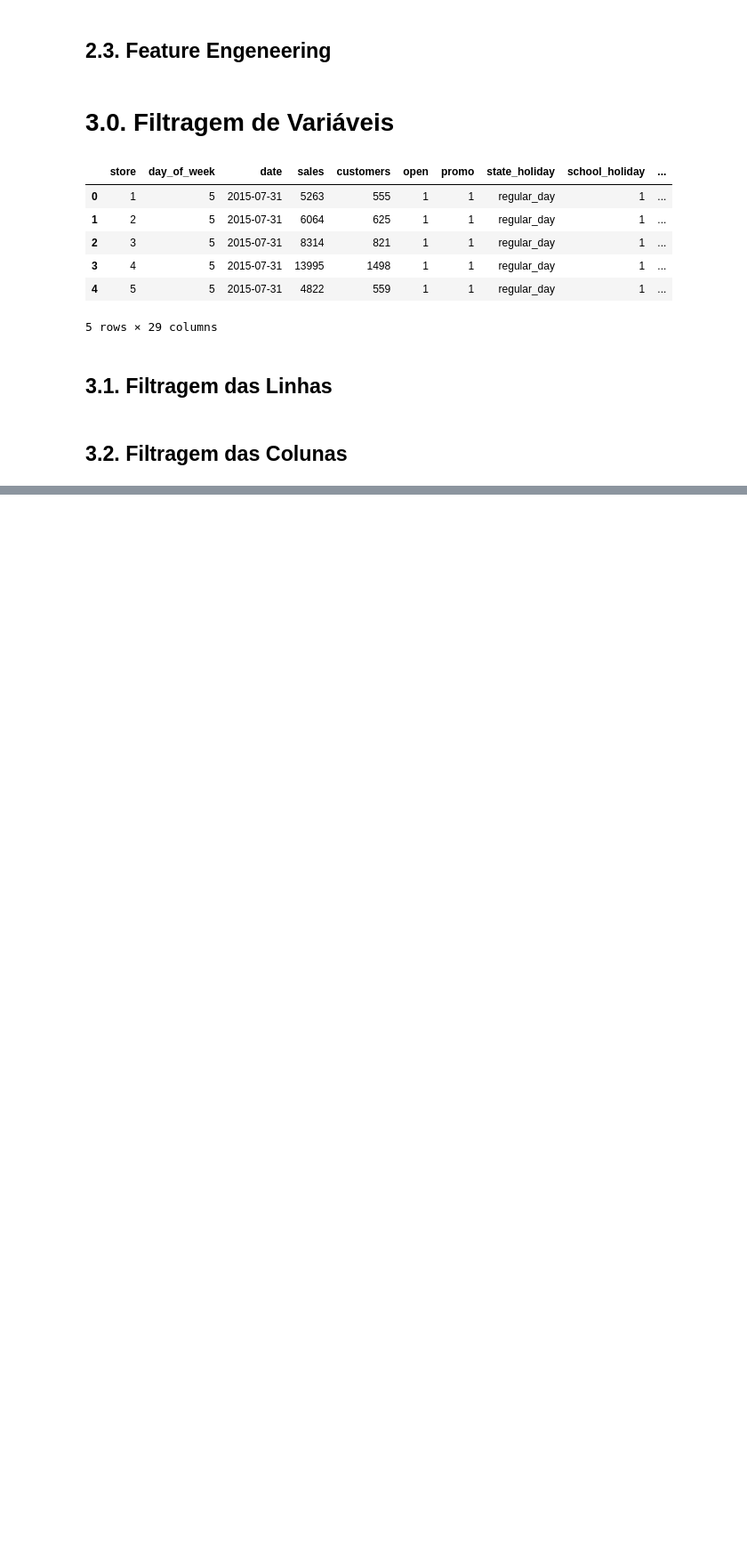
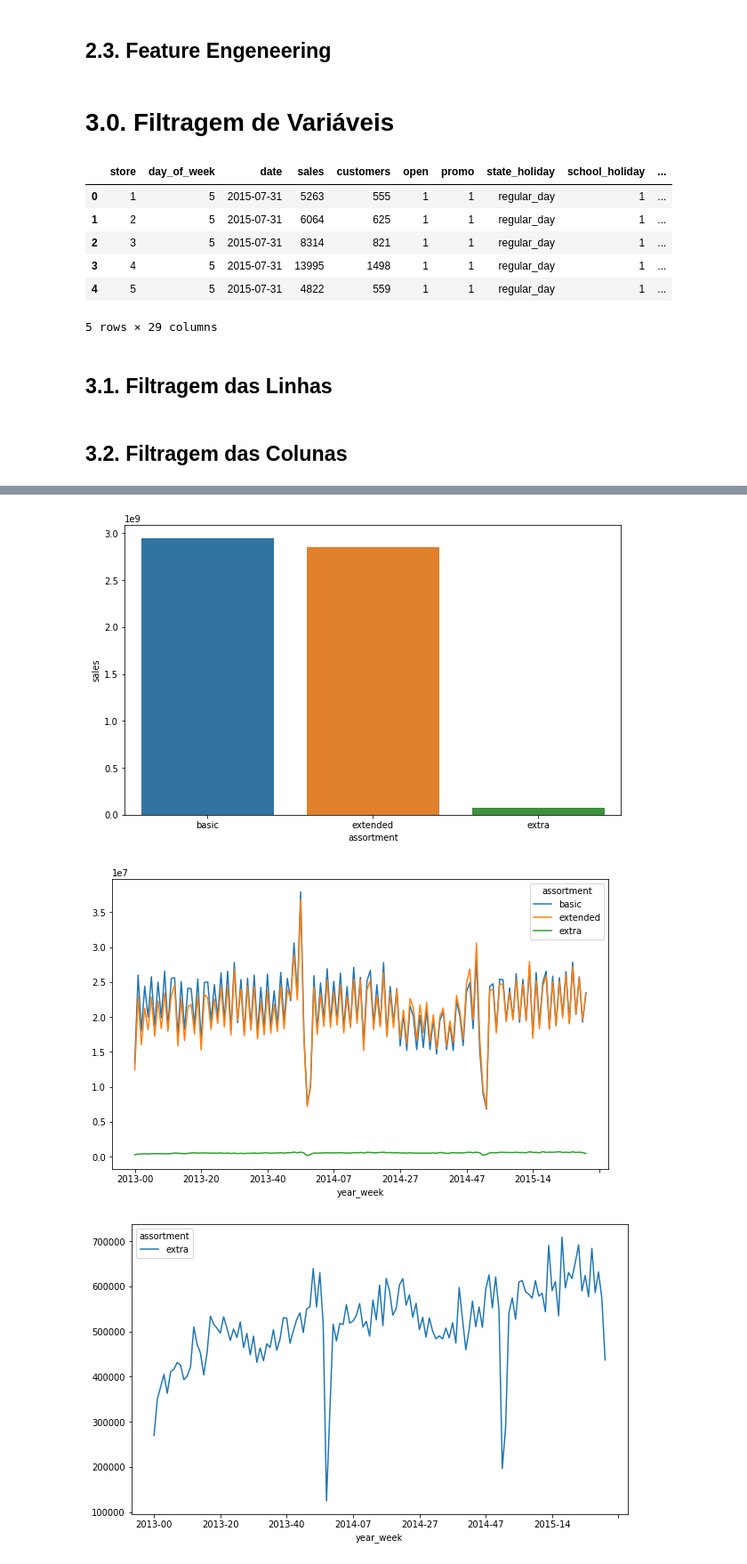
Before and after one commit to cristiandaco/rossmann_project, a Jupyter notebook: 03_Analise_exploratoria_Rossmann.ipynb, the cells around one changed output, grey strips where cells are left out. Shown at 89% size. Drawn from its saved outputs; the diff is of its cells as text; code cells hidden in the pictures; blank space fills up the shorter version.

```diff
--- a/03_Analise_exploratoria_Rossmann.ipynb
+++ b/03_Analise_exploratoria_Rossmann.ipynb
@@ -388,0 +382,15 @@ sns.kdeplot( df4[df4['assortment'] == 'extra']['sales'], label = 'extra', shade
+# %%
+aux1 = df4[['sales', 'assortment']].groupby( 'assortment' ).sum().reset_index().sort_values( 'sales', ascending = False )
+
+plt.figure( figsize = ( 10,6 ) )
+sns.barplot( x= 'assortment', y = 'sales', data = aux1 );
+
+aux2 = df4[[ 'year_week', 'sales', 'assortment']].groupby( ['year_week' ,'assortment'] ).sum().reset_index().sort_values( 'sales', ascending = False )
+aux3 = aux2.pivot( index = 'year_week', columns = 'assortment', values = 'sales' ).plot( figsize = ( 10,6 ));
+
+aux3 = aux2[aux2['assortment'] == 'extra']
+aux3.pivot( index = 'year_week', columns = 'assortment', values = 'sales' ).plot( figsize = ( 10,6 ));
+# %% [output]
+[figure, added]
+[figure, added]
+[figure, added]
```
Also changed, not shown: parts of 28 cells of this notebook.
